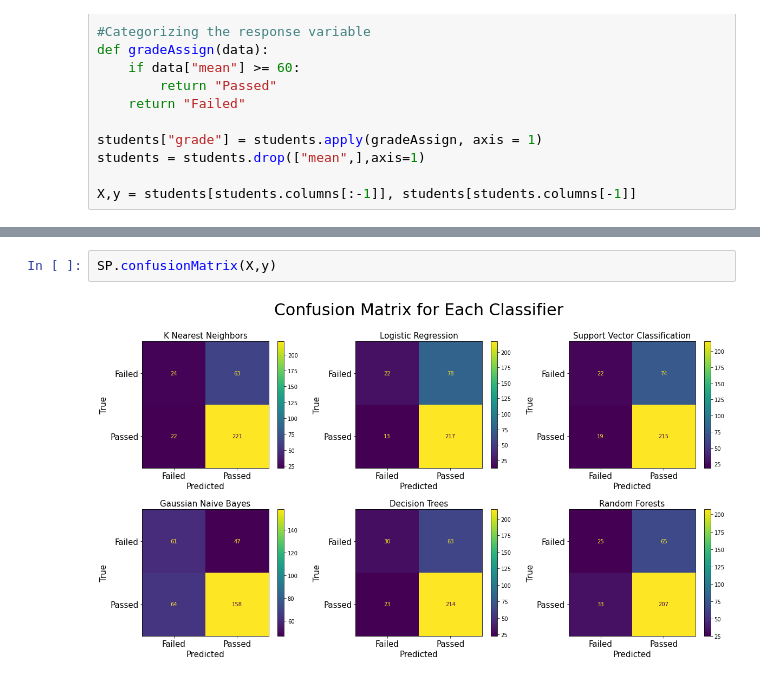
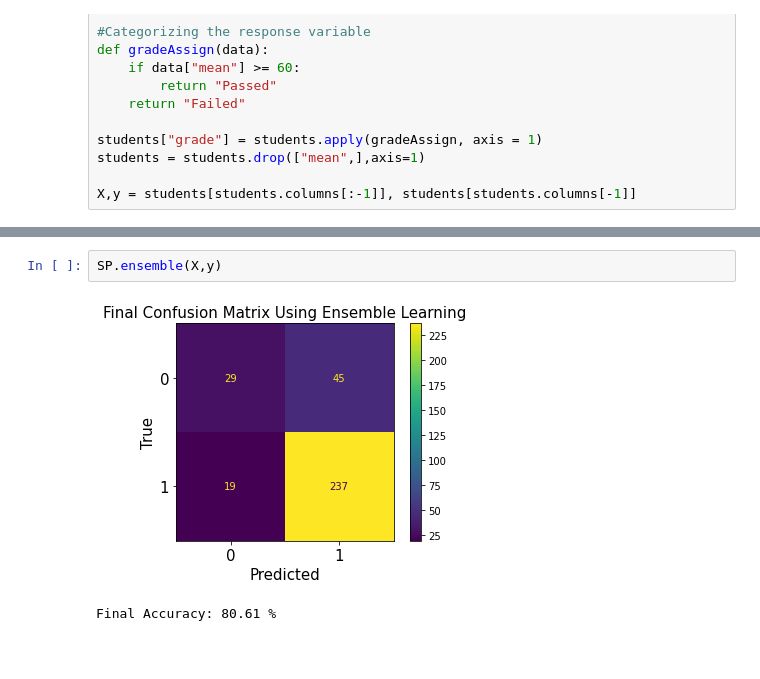
Before and after one commit to mrrehani/Students-Performance, a Jupyter notebook: Predicting Students Performance.ipynb, the cells around one changed output, grey strips where cells are left out. Cells and saved outputs as stored; diff of their text form; blank space fills up the shorter version.

```diff
--- a/Predicting Students Performance.ipynb
+++ b/Predicting Students Performance.ipynb
@@ -64,4 +77,5 @@ SP.graphComparisons()
 # %%
-SP.confusionMatrix(X,y)
+SP.ensemble(X,y)
 # %% [output]
-[figure, old version]
+[figure, new version]
+Final Accuracy: 80.61 %
```
Also changed, not shown: parts of 5 cells of this notebook, 1 other file.
